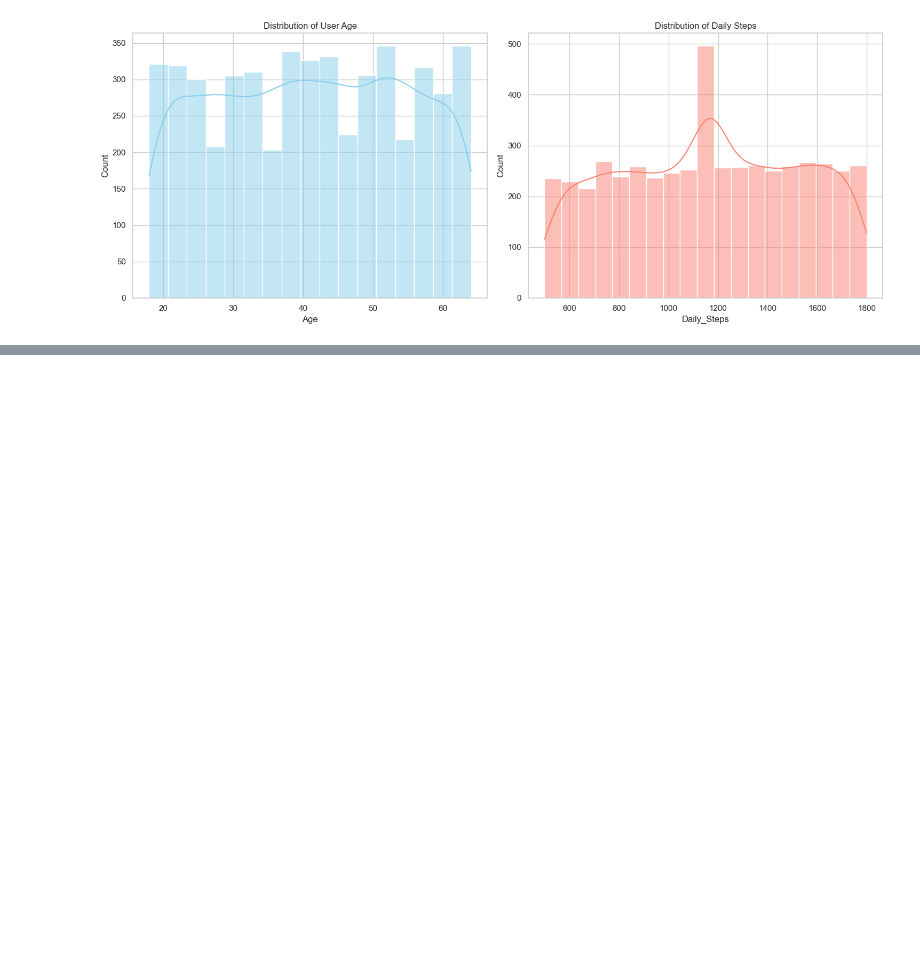
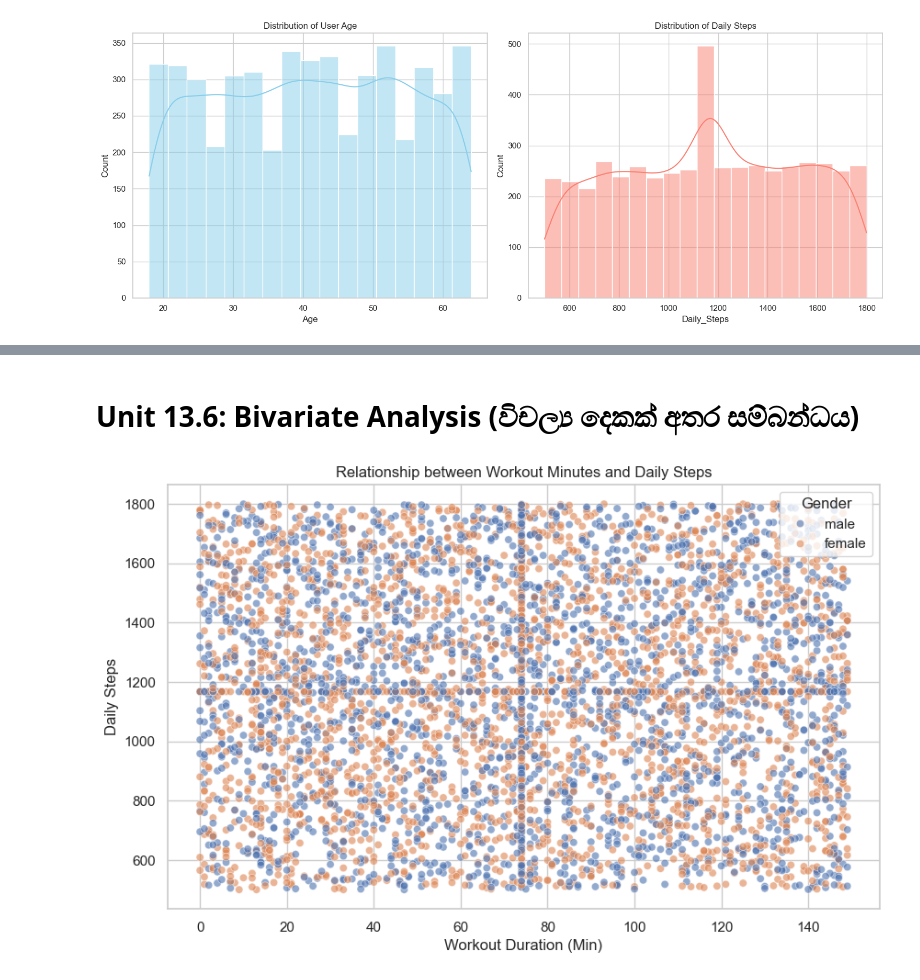
Before and after one commit to Dhanuwa856/Aura-Fitness-EDA, a Jupyter notebook: notebooks/loading_data.ipynb, the cells around one changed output, grey strips where cells are left out. Cells and saved outputs as stored; diff of their text form; code cells hidden in the pictures; blank space fills up the shorter version.

```diff
--- a/notebooks/loading_data.ipynb
+++ b/notebooks/loading_data.ipynb
@@ -191,0 +201,15 @@ plt.show()
+# %% [markdown]
+# Unit 13.6: Bivariate Analysis (විචල්‍ය දෙකක් අතර සම්බන්ධය)
+# %%
+plt.figure(figsize=(10,6))
+
+# Scatter Plot එකක් ඇඳීම
+sns.scatterplot(data=df,x='Workout_Min', y='Daily_Steps', hue='Gender', alpha=0.6)
+plt.title('Relationship between Workout Minutes and Daily Steps')
+plt.xlabel('Workout Duration (Min)')
+plt.ylabel('Daily Steps')
+plt.legend(title='Gender')
+
+plt.show()
+# %% [output]
+[figure, added]
```
Also changed, not shown: parts of 2 cells of this notebook, 1 other file.
